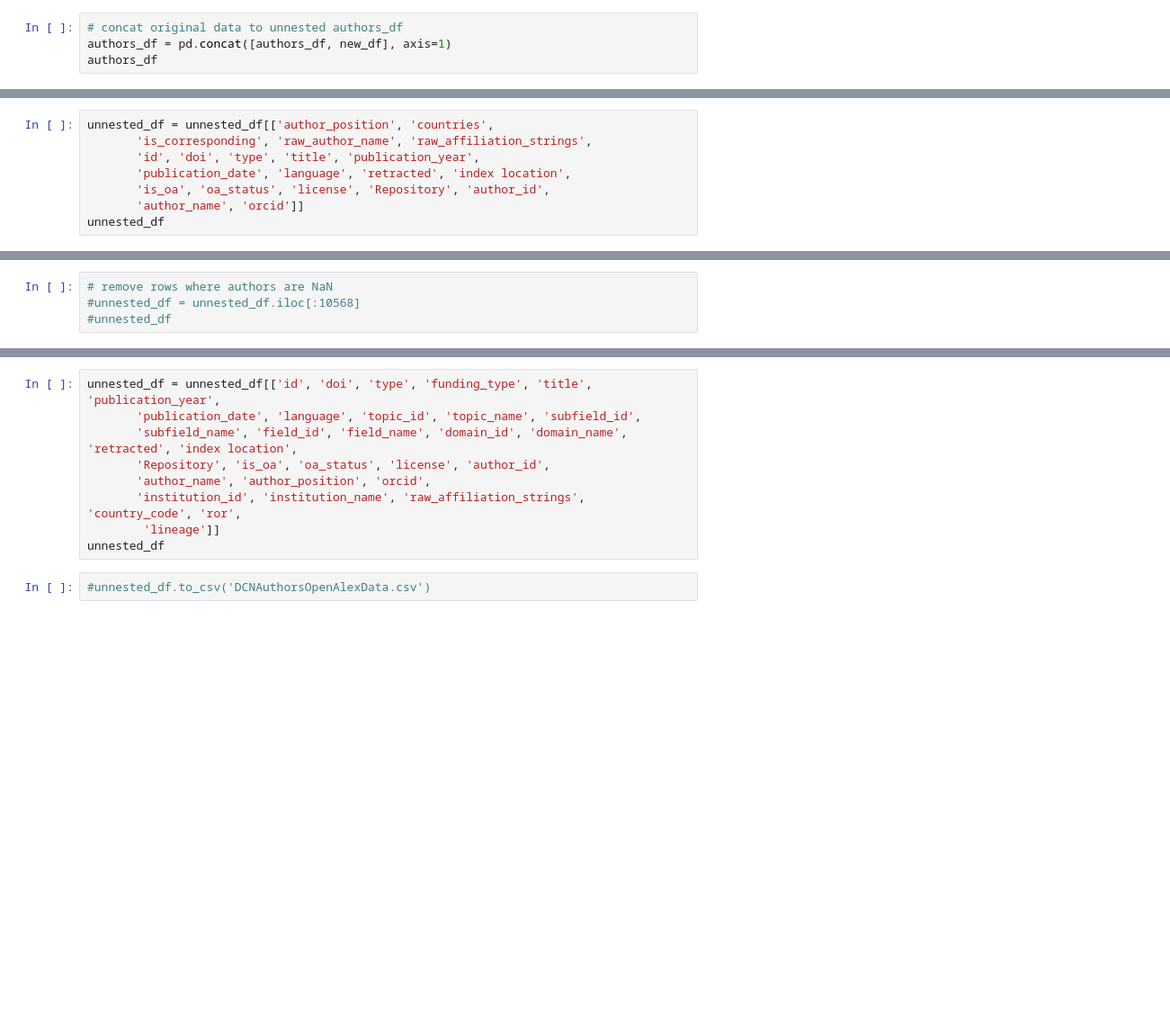
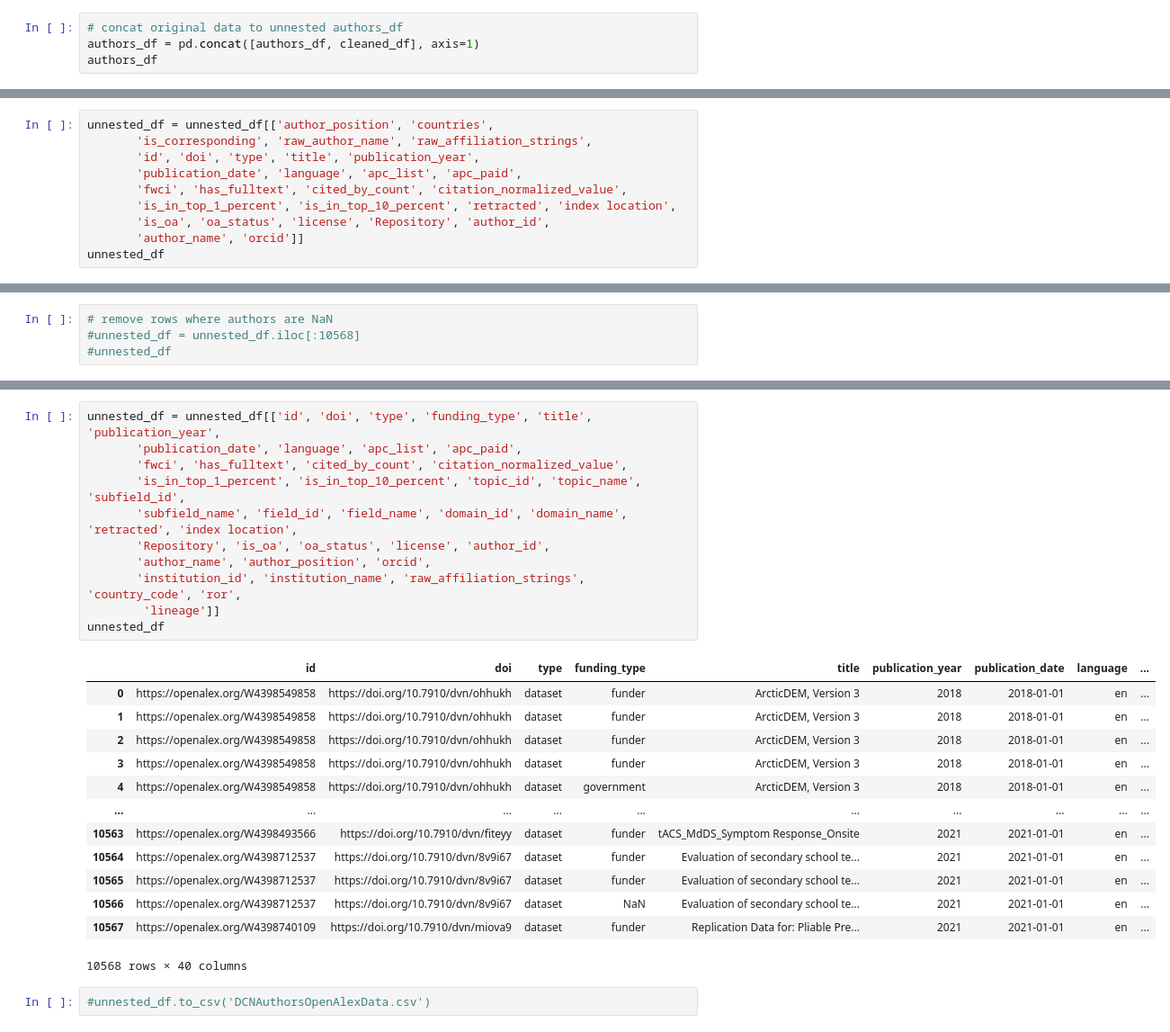
Before and after one commit to senderrr/OpenAlex, a Jupyter notebook: OpenAlex.ipynb, the cells around one changed output, grey strips where cells are left out. Shown at 90% size. Saved outputs shown, nothing was run; the diff lists cells and outputs as text; blank space fills up the shorter version.

```diff
--- a/OpenAlex.ipynb
+++ b/OpenAlex.ipynb
@@ -130,4 +279,4 @@ new_df
 # %%
 # concat original data to unnested authors_df
-authors_df = pd.concat([authors_df, new_df], axis=1)
+authors_df = pd.concat([authors_df, cleaned_df], axis=1)
 authors_df
@@ -235,7 +535,9 @@ unnested_df.columns
 unnested_df = unnested_df[['author_position', 'countries',
        'is_corresponding', 'raw_author_name', 'raw_affiliation_strings',
        'id', 'doi', 'type', 'title', 'publication_year',
-       'publication_date', 'language', 'retracted', 'index location',
+       'publication_date', 'language', 'apc_list', 'apc_paid',
+       'fwci', 'has_fulltext', 'cited_by_count', 'citation_normalized_value',
+       'is_in_top_1_percent', 'is_in_top_10_percent', 'retracted', 'index location',
        'is_oa', 'oa_status', 'license', 'Repository', 'author_id',
        'author_name', 'orcid']]
 unnested_df
@@ -254,12 +598,28 @@ unnested_df.columns
 # %%
 unnested_df = unnested_df[['id', 'doi', 'type', 'funding_type', 'title', 'publication_year',
-       'publication_date', 'language', 'topic_id', 'topic_name', 'subfield_id',
+       'publication_date', 'language', 'apc_list', 'apc_paid',
+       'fwci', 'has_fulltext', 'cited_by_count', 'citation_normalized_value',
+       'is_in_top_1_percent', 'is_in_top_10_percent', 'topic_id', 'topic_name', 'subfield_id',
        'subfield_name', 'field_id', 'field_name', 'domain_id', 'domain_name', 'retracted', 'index location',
        'Repository', 'is_oa', 'oa_status', 'license', 'author_id',
        'author_name', 'author_position', 'orcid',
        'institution_id', 'institution_name', 'raw_affiliation_strings',  'country_code', 'ror',
         'lineage']]
 unnested_df
+# %% [output]
+|  | id | doi | type | funding_type | title | publication_year | publication_date | language | ... |
+| 0 | https://openalex.org/W4398549858 | https://doi.org/10.7910/dvn/ohhukh | dataset | funder | ArcticDEM, Version 3 | 2018 | 2018-01-01 | en | ... |
+| 1 | https://openalex.org/W4398549858 | https://doi.org/10.7910/dvn/ohhukh | dataset | funder | ArcticDEM, Version 3 | 2018 | 2018-01-01 | en | ... |
+| 2 | https://openalex.org/W4398549858 | https://doi.org/10.7910/dvn/ohhukh | dataset | funder | ArcticDEM, Version 3 | 2018 | 2018-01-01 | en | ... |
+| 3 | https://openalex.org/W4398549858 | https://doi.org/10.7910/dvn/ohhukh | dataset | funder | ArcticDEM, Version 3 | 2018 | 2018-01-01 | en | ... |
+| 4 | https://openalex.org/W4398549858 | https://doi.org/10.7910/dvn/ohhukh | dataset | government | ArcticDEM, Version 3 | 2018 | 2018-01-01 | en | ... |
+| ... | ... | ... | ... | ... | ... | ... | ... | ... | ... |
+| 10563 | https://openalex.org/W4398493566 | https://doi.org/10.7910/dvn/fiteyy | dataset | funder | tACS_MdDS_Symptom Response_Onsite | 2021 | 2021-01-01 | en | ... |
+| 10564 | https://openalex.org/W4398712537 | https://doi.org/10.7910/dvn/8v9i67 | dataset | funder | Evaluation of secondary school te... | 2021 | 2021-01-01 | en | ... |
+| 10565 | https://openalex.org/W4398712537 | https://doi.org/10.7910/dvn/8v9i67 | dataset | funder | Evaluation of secondary school te... | 2021 | 2021-01-01 | en | ... |
+| 10566 | https://openalex.org/W4398712537 | https://doi.org/10.7910/dvn/8v9i67 | dataset | NaN | Evaluation of secondary school te... | 2021 | 2021-01-01 | en | ... |
+| 10567 | https://openalex.org/W4398740109 | https://doi.org/10.7910/dvn/miova9 | dataset | funder | Replication Data for: Pliable Pre... | 2021 | 2021-01-01 | en | ... |
+10568 rows × 40 columns
 # %%
 #unnested_df.to_csv('DCNAuthorsOpenAlexData.csv')
 # %%
```
Also changed, not shown: parts of 29 cells of this notebook, 1 other file.
